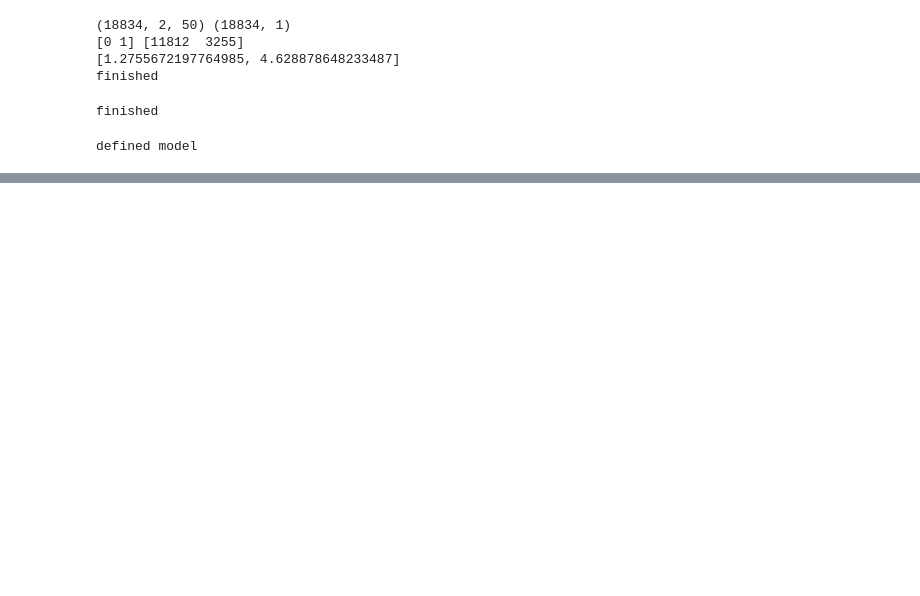
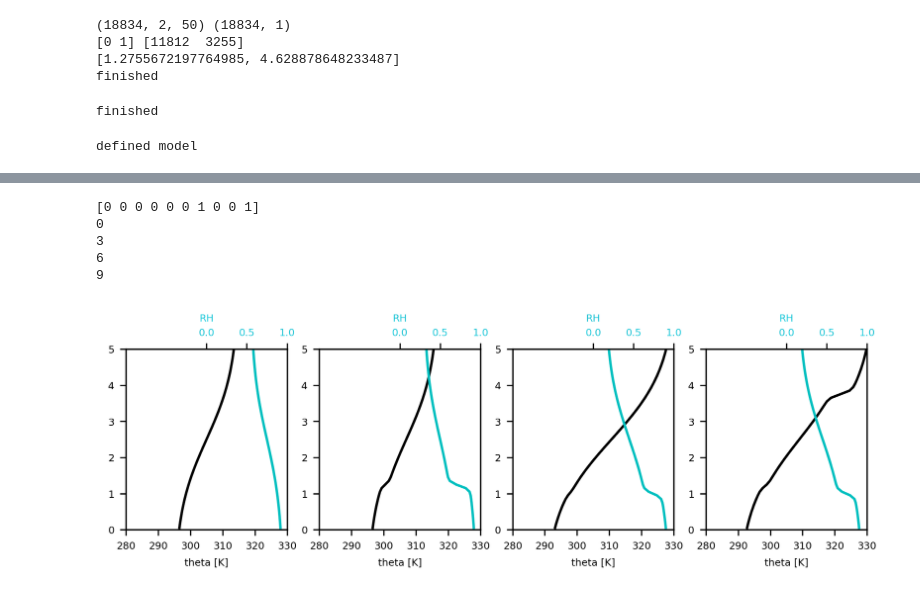
Before and after one commit to HuangJin-De/Machine-Learning-in-Atmospheric-Thermodynamics, a Jupyter notebook: final/final.ipynb, the cells around one changed output, grey strips where cells are left out. Cells and saved outputs as stored; diff of their text form; code cells hidden in the pictures; blank space fills up the shorter version.

```diff
--- a/final/final.ipynb
+++ b/final/final.ipynb
@@ -304,0 +306,53 @@ torch.Size([3767, 100]) torch.Size([3767, 1])
+# %%
+filen=path+'/data/ideal_inver_data.dat'
+
+nz=50
+nvar=4
+data=np.fromfile(filen,dtype=np.float32)
+data=data.reshape(-1,nvar,nz)
+x=np.copy(data[:,0:3:2,:])
+x_ori=np.copy(data[:,0:3:2,:])
+
+for i in range(0,2):
+  x[:,i,:]=scaler[i].transform(x[:,i,:])
+
+x=x.reshape(-1,nz*2)
+y=np.zeros(x.shape[0])
+ideal_data=TrainData(torch.FloatTensor(x),torch.FloatTensor(y))
+ideal_loader=DataLoader(dataset=ideal_data,batch_size=10)
+
+for x_ideal,y in ideal_loader:
+  pred=model2(x_ideal)
+  pred=torch.round(torch.sigmoid(pred))
+  x_ideal=pred.detach().numpy().astype(int)
+
+print(x_ideal[:,0])
+
+fig,ax=plt.subplots(nrows=1,ncols=4,figsize=(8,2),dpi=300)
+ax=ax.flatten()
+
+z=0.1*np.arange(nz)+0.05
+a=0
+for n in range(0,x_ideal.shape[0]+1,3):
+  print(n)
+  ax[a].plot(x_ori[n,0,:],z,'k-')
+  ax[a].set_ylim([0,5])
+  ax[a].set_xlim([280,330])
+  ax[a].set_xticks(np.arange(280,331,10))
+  ax[a].set_xlabel('theta [K]',fontsize=6)
+  ax[a].tick_params(labelsize=6)
+  color='tab:cyan'
+  ax2=ax[a].twiny()
+  ax2.plot(x_ori[n,1,:],z,'c-')
+  ax2.set_xlim([-1,1])
+  ax2.set_xticks(np.arange(0,1.1,0.5))
+  ax2.tick_params(axis='x',labelcolor=color,labelsize=6)
+  ax2.set_xlabel('RH',fontsize=6,color=color)
+  a=a+1
+# %% [output]
+[0 0 0 0 0 0 1 0 0 1]
+0
+3
+6
+9
+[figure, added]
```
Also changed, not shown: parts of 9 cells of this notebook.
